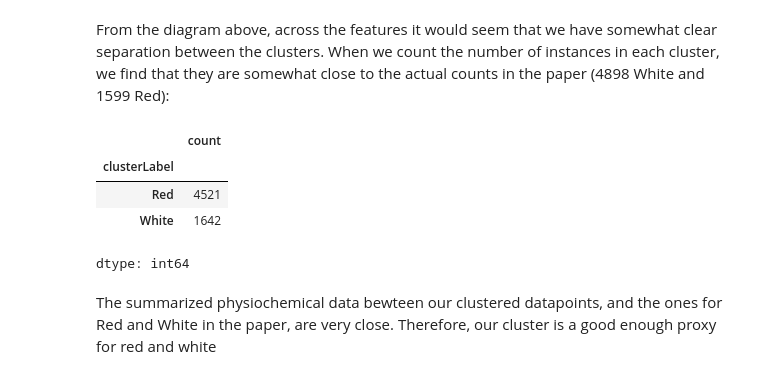
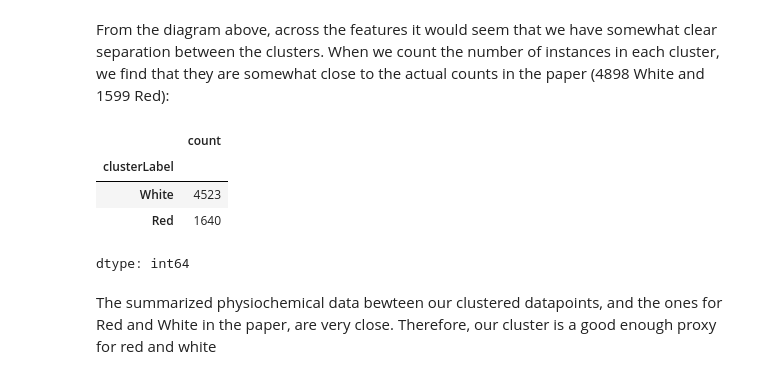
Before and after one commit to chuinbu/CSCA5622_winequality, a Jupyter notebook: src/winequality.ipynb, the cells around one changed output. Saved outputs shown, nothing was run; the diff lists cells and outputs as text; code cells hidden in the pictures.

```diff
--- a/src/winequality.ipynb
+++ b/src/winequality.ipynb
@@ -216,16 +216,16 @@ plt.show()
 # %% [markdown]
 From the diagram above, across the features it would seem that we have somewhat clear separation between the clusters. When we count the number of instances in each cluster, we find that they are somewhat close to the actual counts in the paper (4898 White and 1599 Red):
 # %%
-X2['clusterLabel'] = np.where(X2['cluster'] == 1, 'White', 'Red')
-X_standard['clusterLabel'] = np.where(X_standard['cluster'] == 1, 'White', 'Red')
+X2['clusterLabel'] = np.where(X2['cluster'] == 0, 'White', 'Red')
+X_standard['clusterLabel'] = np.where(X_standard['cluster'] == 0, 'White', 'Red')
+Y2['clusterLabel'] = np.where(Y2['cluster'] == 0, 'White', 'Red')
 
-Y2['clusterLabel'] = np.where(Y2['cluster'] == 1, 'White', 'Red')
 X2['clusterLabel'].value_counts()
 # %% [output]
 |  | count |
 | clusterLabel |  |
-| Red | 4521 |
-| White | 1642 |
+| White | 4523 |
+| Red | 1640 |
 dtype: int64
 # %% [markdown]
 The summarized physiochemical data bewteen our clustered datapoints, and the ones for Red and White in the paper, are very close. Therefore, our cluster is a good enough proxy for red and white
```
Also changed, not shown: parts of 3 cells of this notebook, 3 other files.
